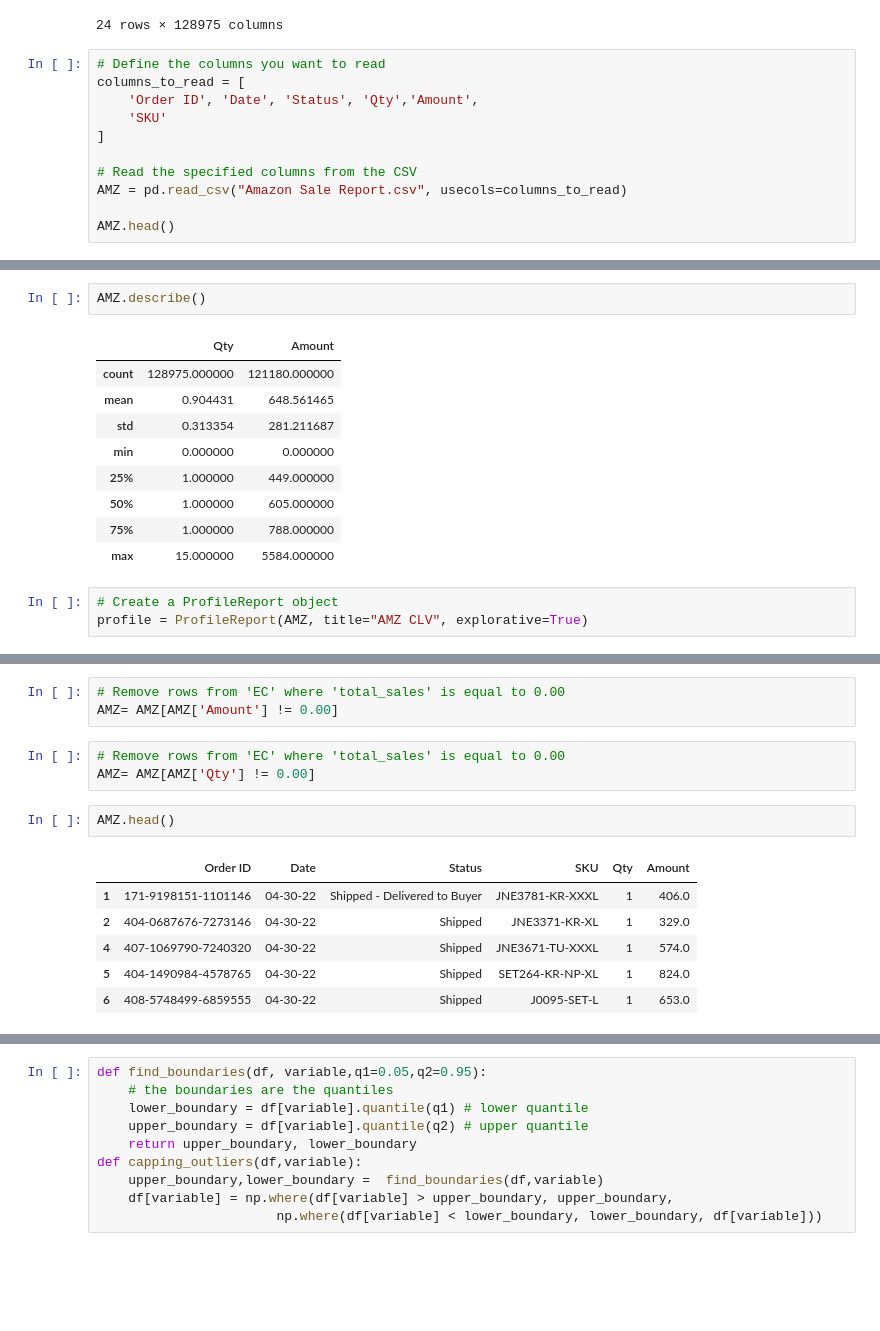
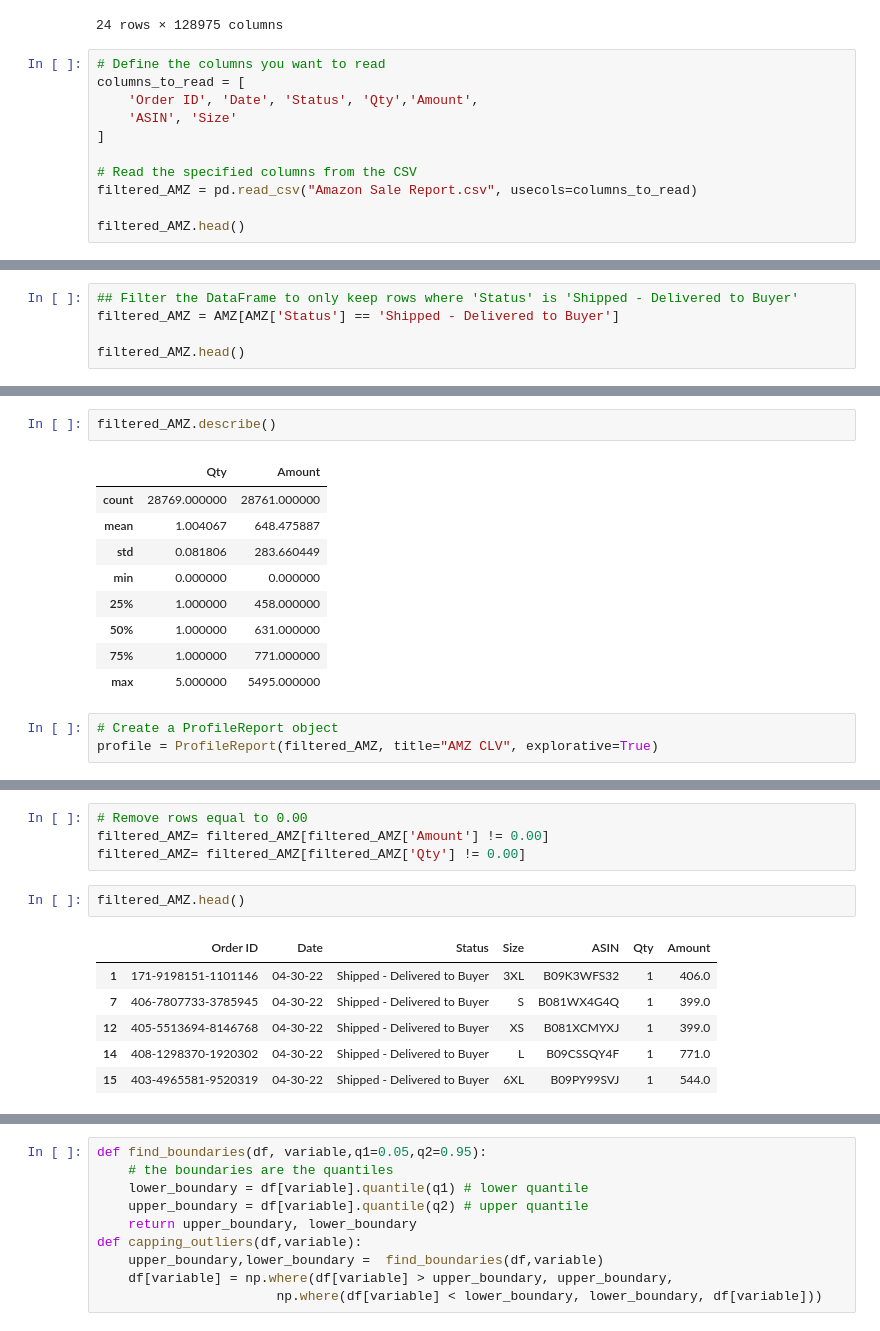
Before and after one commit to Requenamar3/Data-Mining, a Jupyter notebook: Data_Mining_Module1_AMZ_CLV.ipynb, the cells around one changed output, grey strips where cells are left out. Drawn from its saved outputs; the diff is of its cells as text; blank space fills up the shorter version.

```diff
--- a/Data_Mining_Module1_AMZ_CLV.ipynb
+++ b/Data_Mining_Module1_AMZ_CLV.ipynb
@@ -125,11 +128,11 @@ AMZ.T
 # Define the columns you want to read
 columns_to_read = [
     'Order ID', 'Date', 'Status', 'Qty','Amount',
-    'SKU'
+    'ASIN', 'Size'
 ]
 
 # Read the specified columns from the CSV
-AMZ = pd.read_csv("Amazon Sale Report.csv", usecols=columns_to_read)
+filtered_AMZ = pd.read_csv("Amazon Sale Report.csv", usecols=columns_to_read)
 
-AMZ.head()
+filtered_AMZ.head()
 # %% [output]
@@ -141,0 +145,5 @@ AMZ.head()
+# %%
+## Filter the DataFrame to only keep rows where 'Status' is 'Shipped - Delivered to Buyer'
+filtered_AMZ = AMZ[AMZ['Status'] == 'Shipped - Delivered to Buyer']
+
+filtered_AMZ.head()
@@ -158,36 +174,34 @@ memory usage: 5.9+ MB
 # %%
-AMZ.describe()
+filtered_AMZ.describe()
 # %% [output]
 |  | Qty | Amount |
-| count | 128975.000000 | 121180.000000 |
-| mean | 0.904431 | 648.561465 |
-| std | 0.313354 | 281.211687 |
+| count | 28769.000000 | 28761.000000 |
+| mean | 1.004067 | 648.475887 |
+| std | 0.081806 | 283.660449 |
 | min | 0.000000 | 0.000000 |
-| 25% | 1.000000 | 449.000000 |
-| 50% | 1.000000 | 605.000000 |
-| 75% | 1.000000 | 788.000000 |
-| max | 15.000000 | 5584.000000 |
+| 25% | 1.000000 | 458.000000 |
+| 50% | 1.000000 | 631.000000 |
+| 75% | 1.000000 | 771.000000 |
+| max | 5.000000 | 5495.000000 |
 # %%
 # Create a ProfileReport object
-profile = ProfileReport(AMZ, title="AMZ CLV", explorative=True)
+profile = ProfileReport(filtered_AMZ, title="AMZ CLV", explorative=True)
 # %%
 # display report
 profile
 # %% [output]
 [interactive output not drawn]
 # %%
-# Remove rows from 'EC' where 'total_sales' is equal to 0.00
-AMZ= AMZ[AMZ['Amount'] != 0.00]
+# Remove rows equal to 0.00
+filtered_AMZ= filtered_AMZ[filtered_AMZ['Amount'] != 0.00]
+filtered_AMZ= filtered_AMZ[filtered_AMZ['Qty'] != 0.00]
-# %%
-# Remove rows from 'EC' where 'total_sales' is equal to 0.00
-AMZ= AMZ[AMZ['Qty'] != 0.00]
 # %%
-AMZ.head()
+filtered_AMZ.head()
 # %% [output]
-|  | Order ID | Date | Status | SKU | Qty | Amount |
-| 1 | 171-9198151-1101146 | 04-30-22 | Shipped - Delivered to Buyer | JNE3781-KR-XXXL | 1 | 406.0 |
-| 2 | 404-0687676-7273146 | 04-30-22 | Shipped | JNE3371-KR-XL | 1 | 329.0 |
-| 4 | 407-1069790-7240320 | 04-30-22 | Shipped | JNE3671-TU-XXXL | 1 | 574.0 |
-| 5 | 404-1490984-4578765 | 04-30-22 | Shipped | SET264-KR-NP-XL | 1 | 824.0 |
-| 6 | 408-5748499-6859555 | 04-30-22 | Shipped | J0095-SET-L | 1 | 653.0 |
+|  | Order ID | Date | Status | Size | ASIN | Qty | Amount |
+| 1 | 171-9198151-1101146 | 04-30-22 | Shipped - Delivered to Buyer | 3XL | B09K3WFS32 | 1 | 406.0 |
+| 7 | 406-7807733-3785945 | 04-30-22 | Shipped - Delivered to Buyer | S | B081WX4G4Q | 1 | 399.0 |
+| 12 | 405-5513694-8146768 | 04-30-22 | Shipped - Delivered to Buyer | XS | B081XCMYXJ | 1 | 399.0 |
+| 14 | 408-1298370-1920302 | 04-30-22 | Shipped - Delivered to Buyer | L | B09CSSQY4F | 1 | 771.0 |
+| 15 | 403-4965581-9520319 | 04-30-22 | Shipped - Delivered to Buyer | 6XL | B09PY99SVJ | 1 | 544.0 |
 # %%
```
Also changed, not shown: parts of 18 cells of this notebook.
